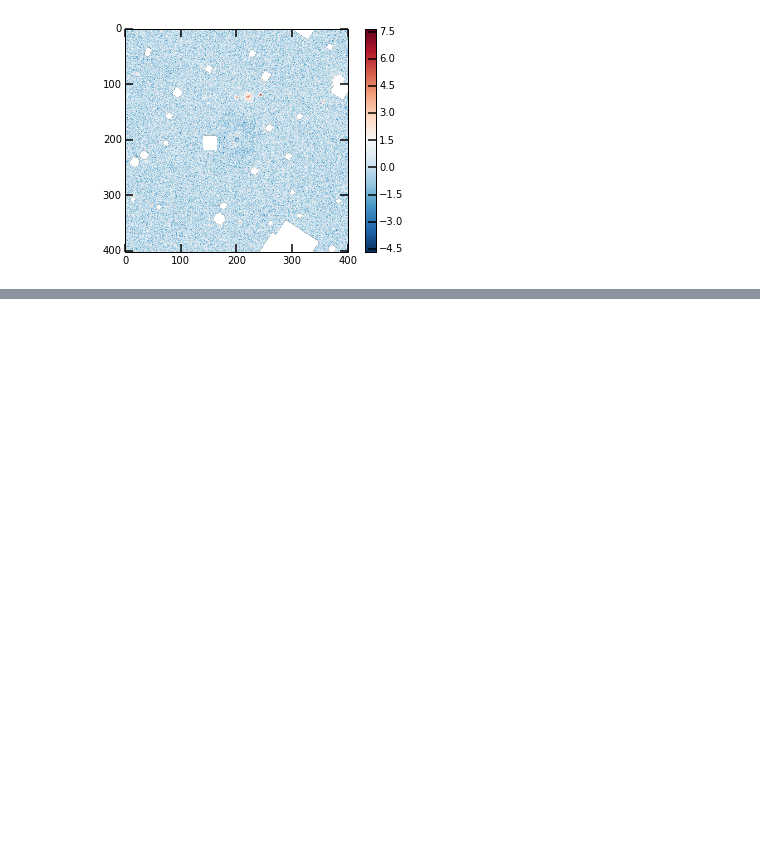
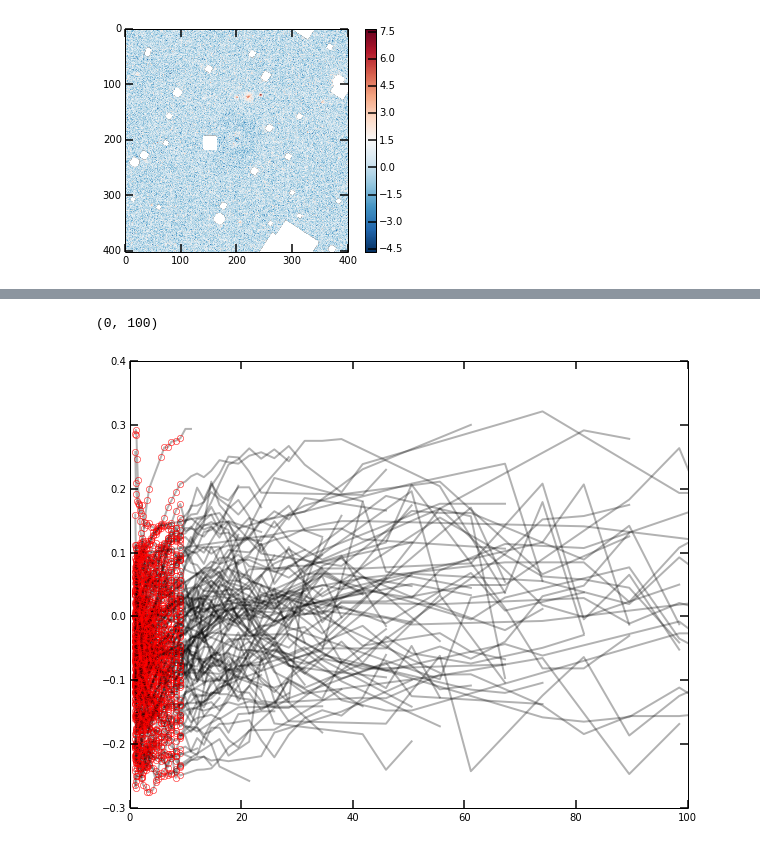
Before and after one commit to smoh/ETGOutskirts, a Jupyter notebook: 20141119/ExamineStamps.ipynb, the cells around one changed output, grey strips where cells are left out. Drawn from its saved outputs; the diff is of its cells as text; code cells hidden in the pictures; blank space fills up the shorter version.

```diff
--- a/20141119/ExamineStamps.ipynb
+++ b/20141119/ExamineStamps.ipynb
@@ -501,0 +535,7 @@ colorbar()
+# %%
+dd = []
+for name in s.table['IAUNAME']:
+    try:
+        dd.append(bd.read_ellipse_output('ellipse/%s.ell.dat' % (name)))
+    except IOError:
+        pass
@@ -501,0 +567,22 @@ colorbar()
+# %%
+fig, ax = subplots(1, 1, figsize=(10,8), sharex=True)
+names = s.table['IAUNAME']
+innerEll = 1-s.models['deVExp'].p[0].q
+innerRe = s.models['deVExp'].p[0].Re
+sersicEll = 1 - s.models['Ser'].p[0].q
+for name, dt, flag, flag0, e in zip(names, dd, cutDoubleComp, cutSample, sersicEll):
+    sma, ell, ellerr, stop = dt['SMA'], dt['ELLIP'], dt['ELLIP_ERR'], dt['STOP']
+    if flag & any(sma[stop==0]>10):
+
+        sma = sma[stop==0]
+        ell = ell[stop==0] -e
+        psf = sma<10
+#         sma =
+        ax.errorbar(sma, ell, fmt='k-', alpha=.3)
+        ax.plot(sma[psf], ell[psf], 'ro', mfc='None', mec='r')
+
+ax.set_xlim(0, 100)
+# ax.set_ylim(0,3)
+# %% [output]
+(0, 100)
+[figure, added]
```
Also changed, not shown: parts of 38 cells of this notebook, 3 other files.
